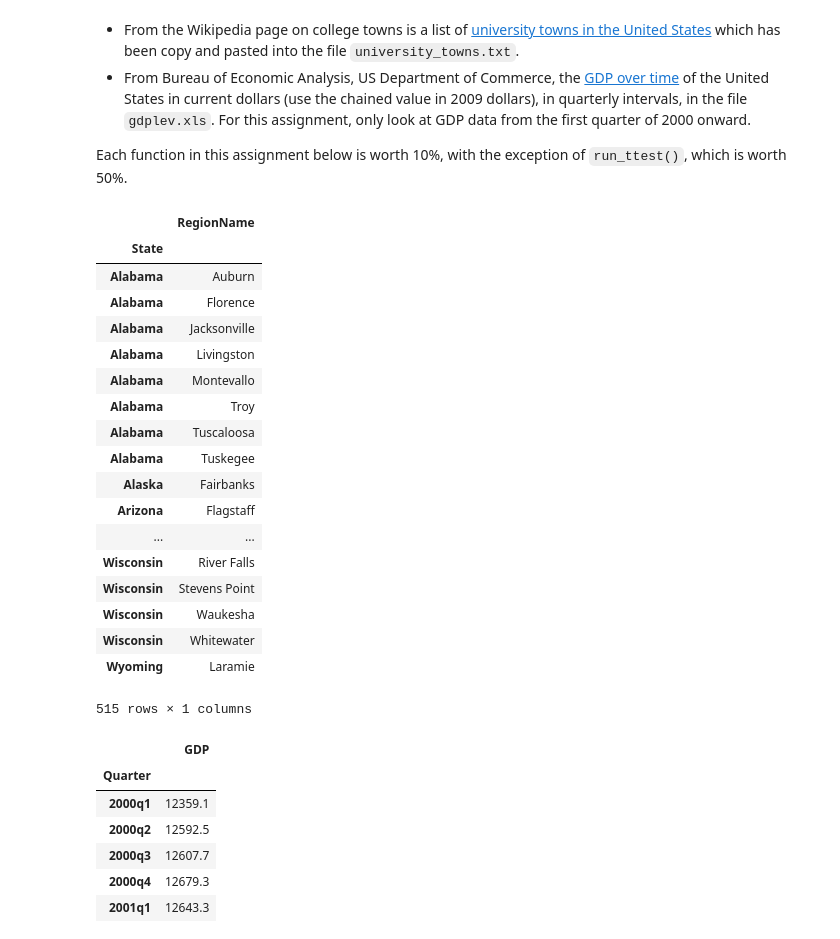
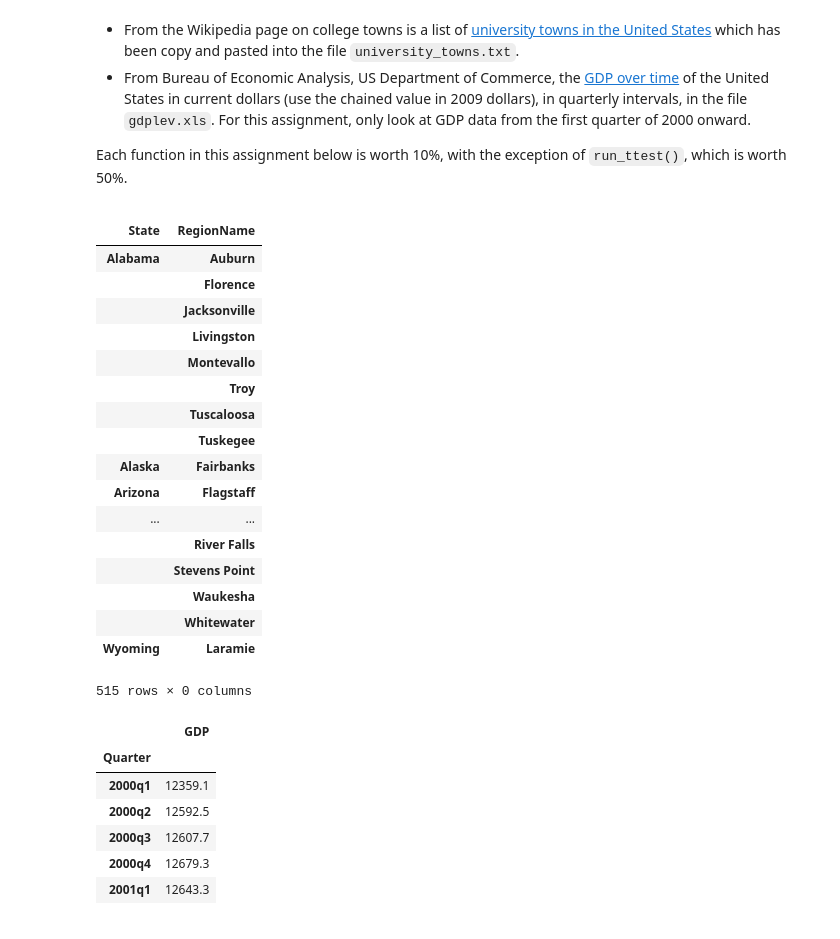
Before and after one commit to otzhora/University-towns-house-pricng, a Jupyter notebook: hypo_testing.ipynb, the cells around one changed output. Saved outputs shown, nothing was run; the diff lists cells and outputs as text; code cells hidden in the pictures.

```diff
--- a/hypo_testing.ipynb
+++ b/hypo_testing.ipynb
@@ -32,53 +32,53 @@ def get_list_of_university_towns():
 
     The following cleaning needs to be done:
 
     1. For "State", removing characters from "[" to the end.
     2. For "RegionName", when applicable, removing every character from " (" to the end.
     3. Depending on how you read the data, you may need to remove newline character '\n'. '''
 
     uni_cities = []
     # read list of uni towns
     with open('university_towns.txt', 'r') as f:
         state_name = ''
         for line in f:
             # upd state name
             if '[edit]' in line:
                 state_name = line.split('[')[0]
                 continue
 
             # get rid of uni name
             city_without_uni = line.split('(')[0][:-1]
             city = city_without_uni.split('[')[0]
 
             # to filter grop names (eg. The Colleges of Worcester Consortium:)
             if ':' not in city:
                 uni_cities.append((state_name, city))
 
     df = pd.DataFrame(data=uni_cities, columns=["State", "RegionName"])
-    df.set_index('State', inplace=True)
+    df.set_index(['State', 'RegionName'], inplace=True)
     return df
 
 get_list_of_university_towns()
 # %% [output]
-|  | RegionName |
-| State |  |
+|  |  |
+| State | RegionName |
 | Alabama | Auburn |
-| Alabama | Florence |
-| Alabama | Jacksonville |
-| Alabama | Livingston |
-| Alabama | Montevallo |
-| Alabama | Troy |
-| Alabama | Tuscaloosa |
-| Alabama | Tuskegee |
+|  | Florence |
+|  | Jacksonville |
+|  | Livingston |
+|  | Montevallo |
+|  | Troy |
+|  | Tuscaloosa |
+|  | Tuskegee |
 | Alaska | Fairbanks |
 | Arizona | Flagstaff |
 | ... | ... |
-| Wisconsin | River Falls |
-| Wisconsin | Stevens Point |
-| Wisconsin | Waukesha |
-| Wisconsin | Whitewater |
+|  | River Falls |
+|  | Stevens Point |
+|  | Waukesha |
+|  | Whitewater |
 | Wyoming | Laramie |
-515 rows × 1 columns
+515 rows × 0 columns
 # %%
 def read_gdplev():
     df = pd.read_excel('gdplev.xls')[219:]
```
Also changed, not shown: parts of 1 cell of this notebook.
